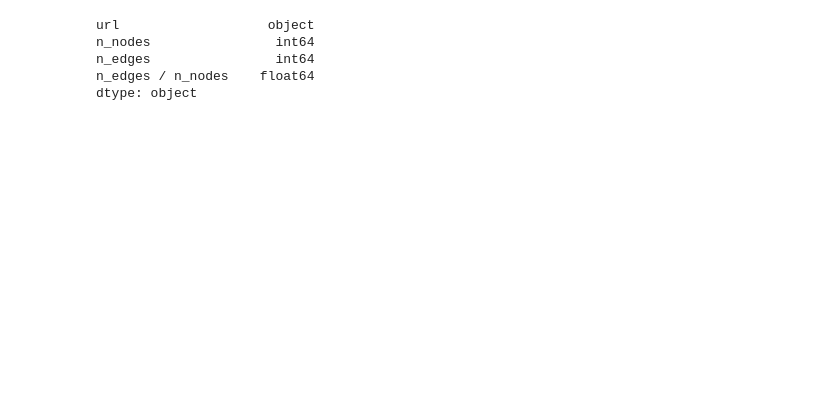
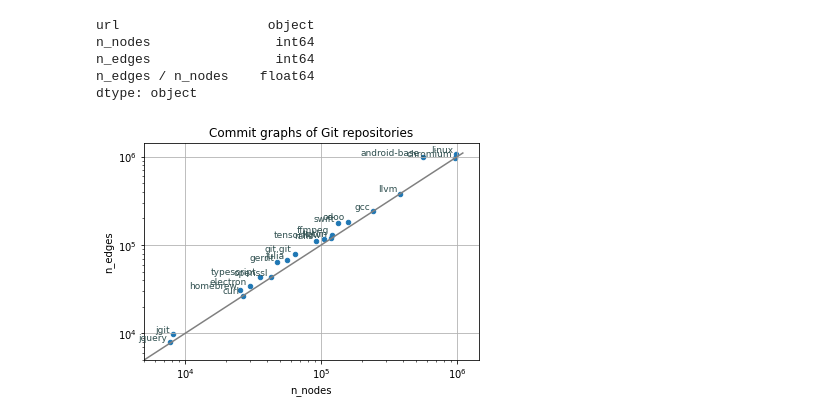
Before and after one commit to jnareb/git-commit-graph-ext, a Jupyter notebook: 12_repos.ipynb, the cells around one changed output. Cells and saved outputs as stored; diff of their text form; code cells hidden in the pictures; blank space fills up the shorter version.

```diff
--- a/12_repos.ipynb
+++ b/12_repos.ipynb
@@ -950,3 +1216,20 @@ n_nodes                int64
 n_edges                int64
 n_edges / n_nodes    float64
 dtype: object
+# %%
+ee = np.geomspace(5000,1100000,num=10)
+ax = known_repo_df.plot.scatter(x='n_nodes', y='n_edges',
+                                logx=True, logy=True,
+                                grid=True,
+                                title='Commit graphs of Git repositories')
+ax.plot(ee, ee, '-', label='nodes == edges', c='gray')
+for row in known_repo_df.itertuples():
+    ax.annotate(row[0], xy=(row.n_nodes, row.n_edges),
+                xytext=(-3,2), textcoords='offset points', horizontalalignment='right',
+                family='sans-serif', fontsize=9, color='darkslategrey')
+ax.set_xlim(left  =5e3)
+ax.set_ylim(bottom=5e3)
+#plt.legend(loc='upper left')
+plt.show()
+# %% [output]
+[figure, added]
```
Also changed, not shown: parts of 64 cells of this notebook, 5 other files.
